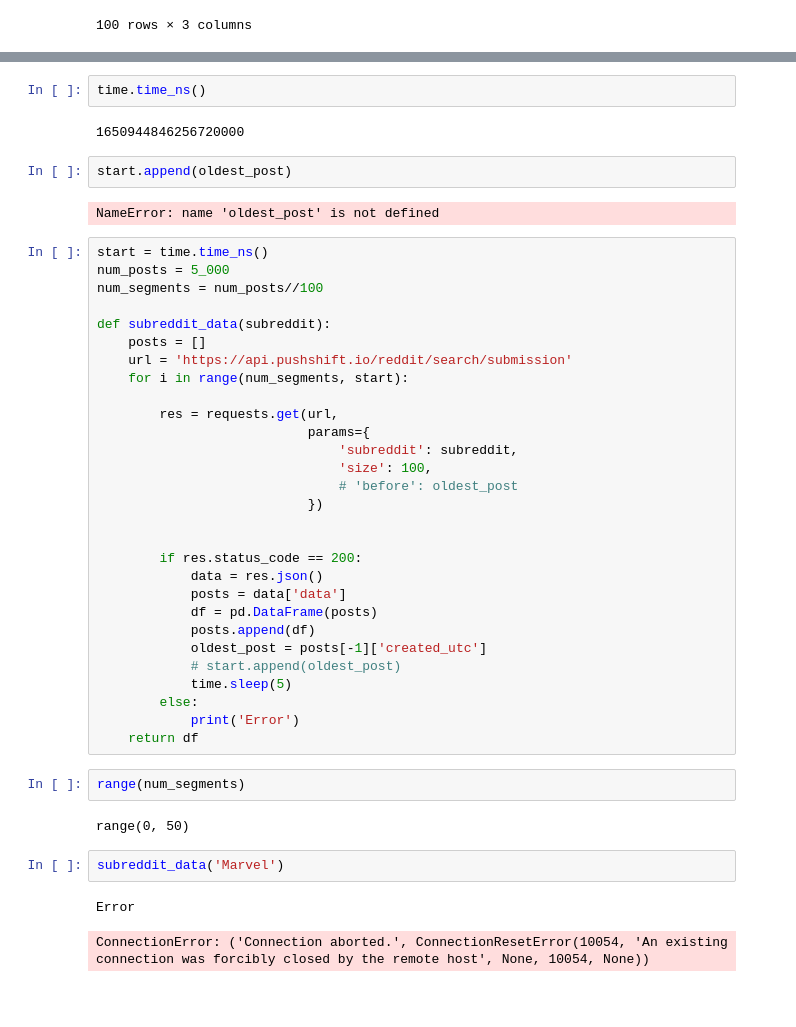
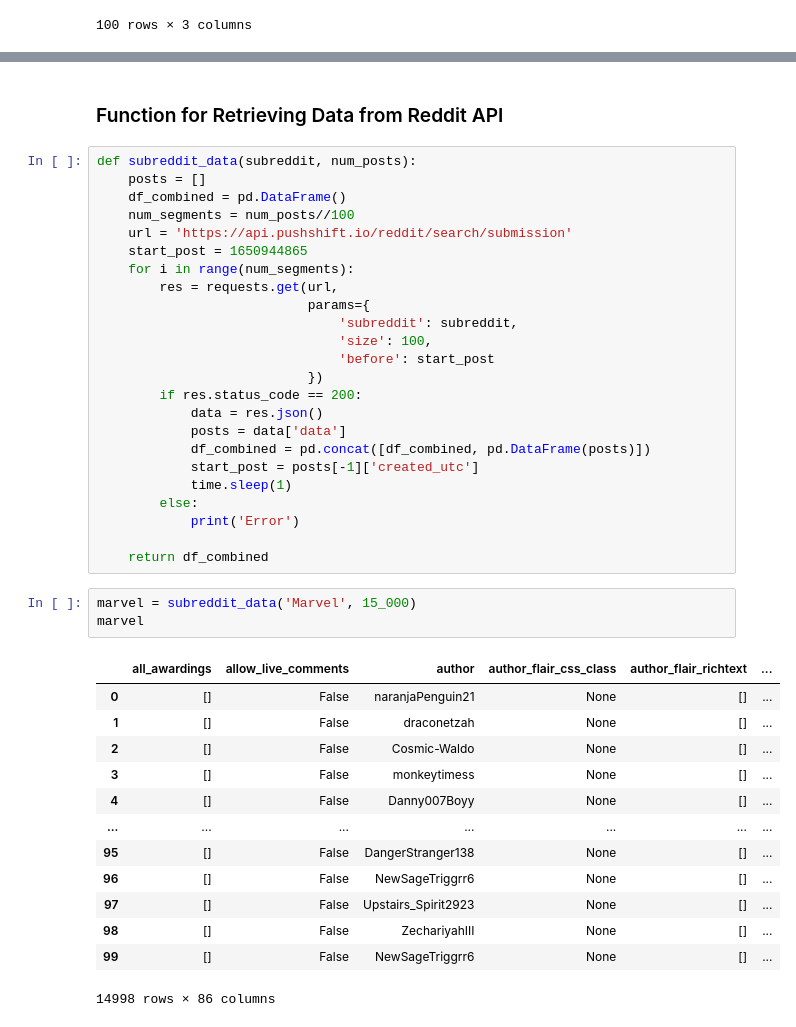
Before and after one commit to jpetersen626/reddit_classification_nlp, a Jupyter notebook: code/01.ipynb, the cells around one changed output, grey strips where cells are left out. Cells and saved outputs as stored; diff of their text form; blank space fills up the shorter version.

```diff
--- a/code/01.ipynb
+++ b/code/01.ipynb
@@ -50,46 +46,43 @@ posts[-1]['created_utc']
-# %%
-time.time_ns()
-# %% [output]
-1650944846256720000
-# %%
-start.append(oldest_post)
-# %% [output]
-NameError: name 'oldest_post' is not defined
+# %% [markdown]
+### Function for Retrieving Data from Reddit API
 # %%
-start = time.time_ns()
-num_posts = 5_000
-num_segments = num_posts//100
-
-def subreddit_data(subreddit):
+def subreddit_data(subreddit, num_posts):
     posts = []
+    df_combined = pd.DataFrame()
+    num_segments = num_posts//100
     url = 'https://api.pushshift.io/reddit/search/submission'
-    for i in range(num_segments, start):
-
+    start_post = 1650944865
+    for i in range(num_segments):
         res = requests.get(url,
                            params={
                                'subreddit': subreddit,
                                'size': 100,
-                               # 'before': oldest_post
+                               'before': start_post
                            })
-
-
         if res.status_code == 200:
             data = res.json()
             posts = data['data']
-            df = pd.DataFrame(posts)
-            posts.append(df)
-            oldest_post = posts[-1]['created_utc']
-            # start.append(oldest_post)
-            time.sleep(5)
+            df_combined = pd.concat([df_combined, pd.DataFrame(posts)])
+            start_post = posts[-1]['created_utc']
+            time.sleep(1)
         else:
             print('Error')
-    return df
+
+    return df_combined
-# %%
-range(num_segments)
-# %% [output]
-range(0, 50)
 # %%
-subreddit_data('Marvel')
+marvel = subreddit_data('Marvel', 15_000)
+marvel
 # %% [output]
+|  | all_awardings | allow_live_comments | author | author_flair_css_class | author_flair_richtext | ... |
+| 0 | [] | False | naranjaPenguin21 | None | [] | ... |
+| 1 | [] | False | draconetzah | None | [] | ... |
+| 2 | [] | False | Cosmic-Waldo | None | [] | ... |
+| 3 | [] | False | monkeytimess | None | [] | ... |
+| 4 | [] | False | Danny007Boyy | None | [] | ... |
+| ... | ... | ... | ... | ... | ... | ... |
+| 95 | [] | False | DangerStranger138 | None | [] | ... |
+| 96 | [] | False | NewSageTriggrr6 | None | [] | ... |
+| 97 | [] | False | Upstairs_Spirit2923 | None | [] | ... |
+| 98 | [] | False | ZechariyahIII | None | [] | ... |
+| 99 | [] | False | NewSageTriggrr6 | None | [] | ... |
-Error
+14998 rows × 86 columns
-ConnectionError: ('Connection aborted.', ConnectionResetError(10054, 'An existing connection was forcibly closed by the remote host', None, 10054, None))
```
Also changed, not shown: parts of 3 cells of this notebook, 1 other file.
